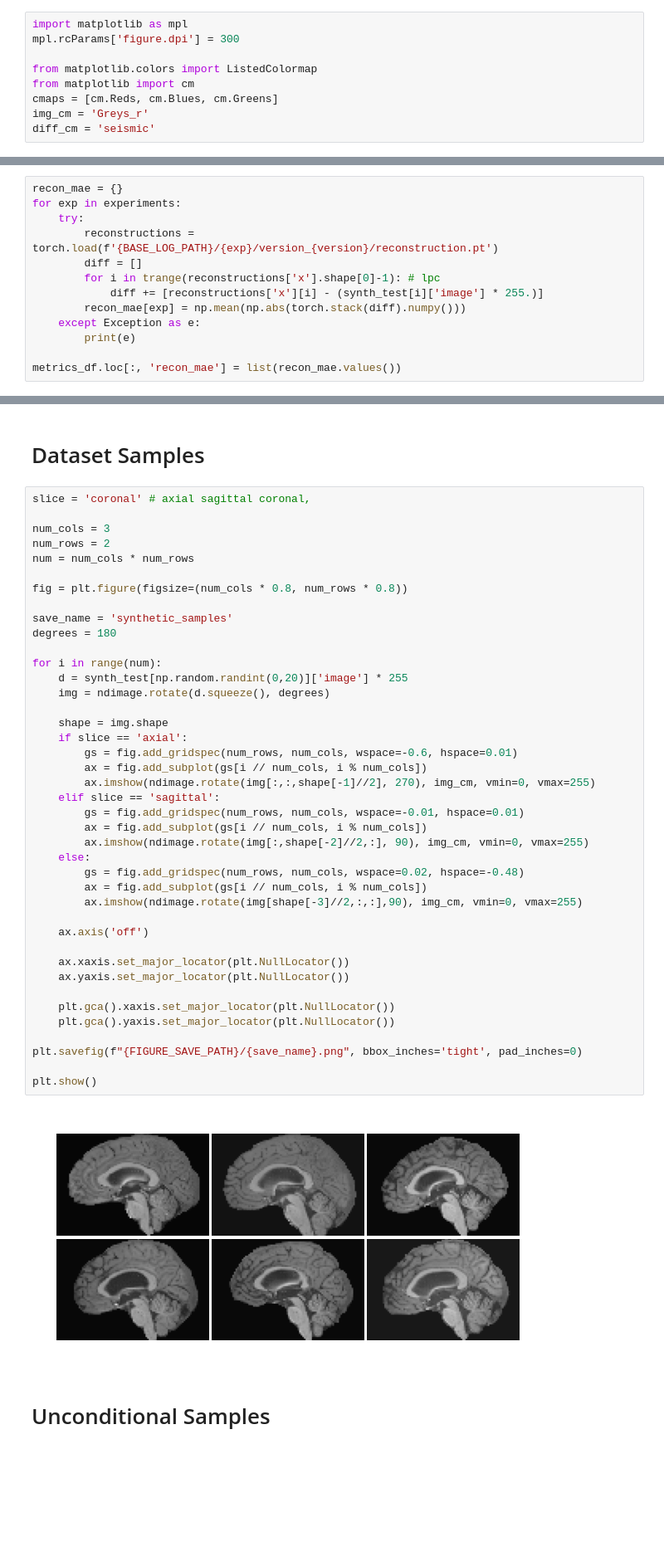
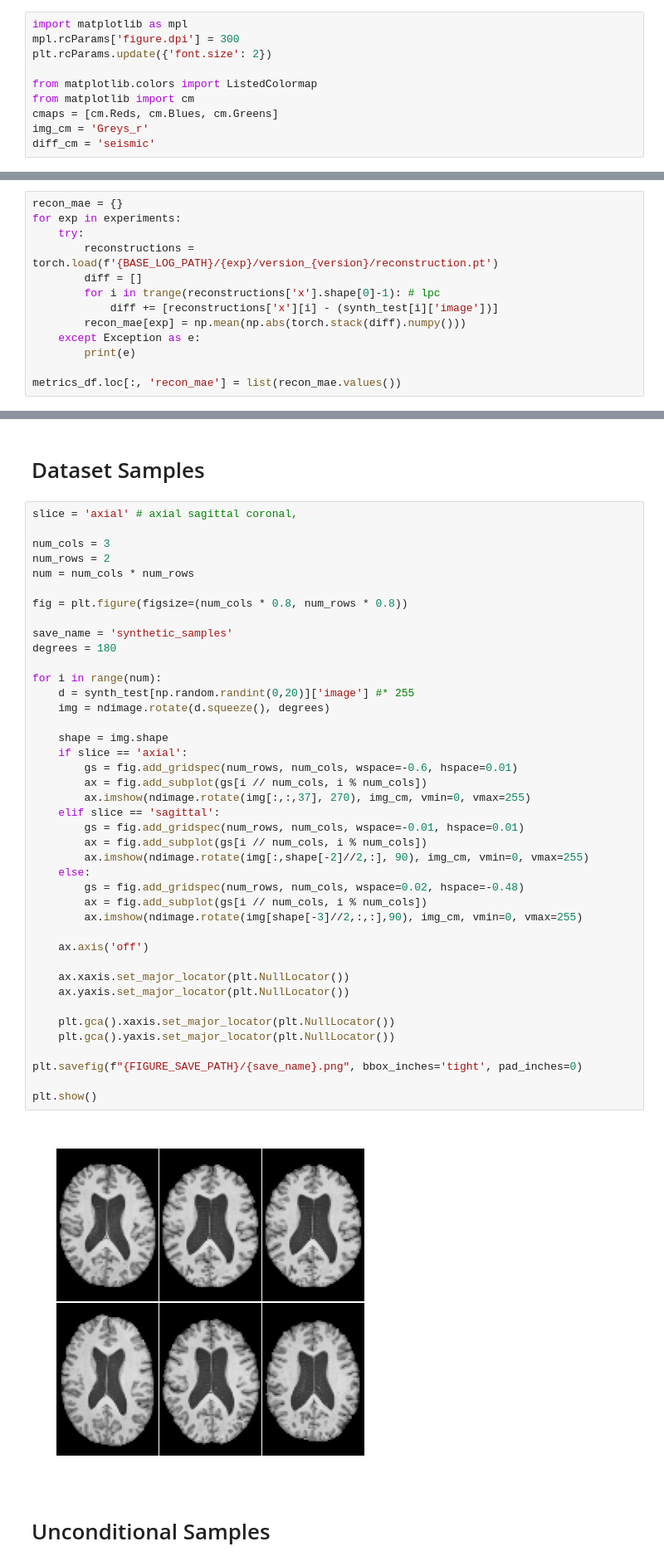
Before and after one commit to lars-chen/3dscm, a Jupyter notebook: deepscm/experiments/brain_atrophy/paper_plots.ipynb, the cells around one changed output, grey strips where cells are left out. Shown at 83% size. Saved outputs shown, nothing was run; the diff lists cells and outputs as text; blank space fills up the shorter version.

```diff
--- a/deepscm/experiments/brain_atrophy/paper_plots.ipynb
+++ b/deepscm/experiments/brain_atrophy/paper_plots.ipynb
@@ -44,6 +47,7 @@ from deepscm.experiments.synthetic_medical.base_experiment import EXPERIMENT_REG
 # %%
 import matplotlib as mpl
 mpl.rcParams['figure.dpi'] = 300
+plt.rcParams.update({'font.size': 2})
 
 from matplotlib.colors import ListedColormap
 from matplotlib import cm
@@ -119,7 +125,7 @@ for exp in experiments:
         reconstructions = torch.load(f'{BASE_LOG_PATH}/{exp}/version_{version}/reconstruction.pt')
         diff = []
         for i in trange(reconstructions['x'].shape[0]-1): # lpc
-            diff += [reconstructions['x'][i] - (synth_test[i]['image'] * 255.)]
+            diff += [reconstructions['x'][i] - (synth_test[i]['image'])]
         recon_mae[exp] = np.mean(np.abs(torch.stack(diff).numpy()))
     except Exception as e:
         print(e)
@@ -186,7 +192,7 @@ from scipy import ndimage
 # %% [markdown]
 # Dataset Samples
 # %%
-slice = 'coronal' # axial sagittal coronal,
+slice = 'axial' # axial sagittal coronal,
 
 num_cols = 3
 num_rows = 2
@@ -198,36 +204,36 @@ save_name = 'synthetic_samples'
 degrees = 180
 
 for i in range(num):
-    d = synth_test[np.random.randint(0,20)]['image'] * 255
+    d = synth_test[np.random.randint(0,20)]['image'] #* 255
     img = ndimage.rotate(d.squeeze(), degrees)
 
     shape = img.shape
     if slice == 'axial':
         gs = fig.add_gridspec(num_rows, num_cols, wspace=-0.6, hspace=0.01)
         ax = fig.add_subplot(gs[i // num_cols, i % num_cols])
-        ax.imshow(ndimage.rotate(img[:,:,shape[-1]//2], 270), img_cm, vmin=0, vmax=255)
+        ax.imshow(ndimage.rotate(img[:,:,37], 270), img_cm, vmin=0, vmax=255)
     elif slice == 'sagittal':
         gs = fig.add_gridspec(num_rows, num_cols, wspace=-0.01, hspace=0.01)
         ax = fig.add_subplot(gs[i // num_cols, i % num_cols])
         ax.imshow(ndimage.rotate(img[:,shape[-2]//2,:], 90), img_cm, vmin=0, vmax=255)
     else:
         gs = fig.add_gridspec(num_rows, num_cols, wspace=0.02, hspace=-0.48)
         ax = fig.add_subplot(gs[i // num_cols, i % num_cols])
         ax.imshow(ndimage.rotate(img[shape[-3]//2,:,:],90), img_cm, vmin=0, vmax=255)
 
     ax.axis('off')
 
     ax.xaxis.set_major_locator(plt.NullLocator())
     ax.yaxis.set_major_locator(plt.NullLocator())
 
     plt.gca().xaxis.set_major_locator(plt.NullLocator())
     plt.gca().yaxis.set_major_locator(plt.NullLocator())
 
 plt.savefig(f"{FIGURE_SAVE_PATH}/{save_name}.png", bbox_inches='tight', pad_inches=0)
 
 plt.show()
 # %% [output]
-[figure, old version]
+[figure, new version]
 # %% [markdown]
 # Unconditional Samples
 # %%
```
Also changed, not shown: parts of 47 cells of this notebook, 7 other files.
